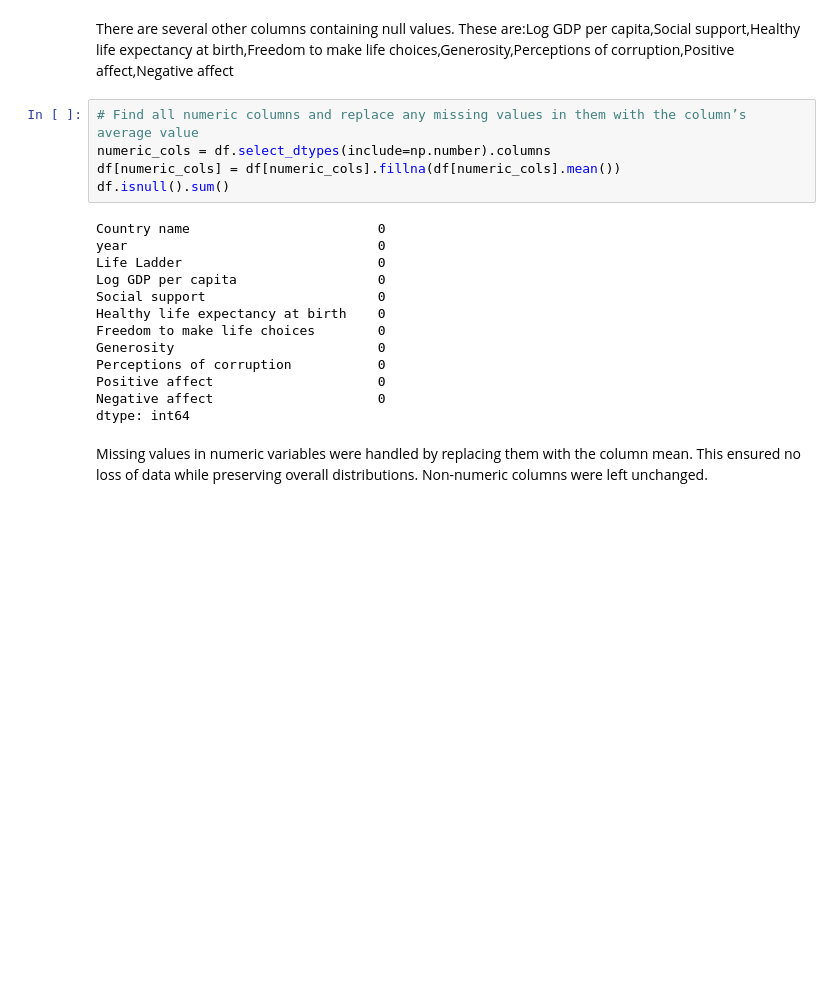
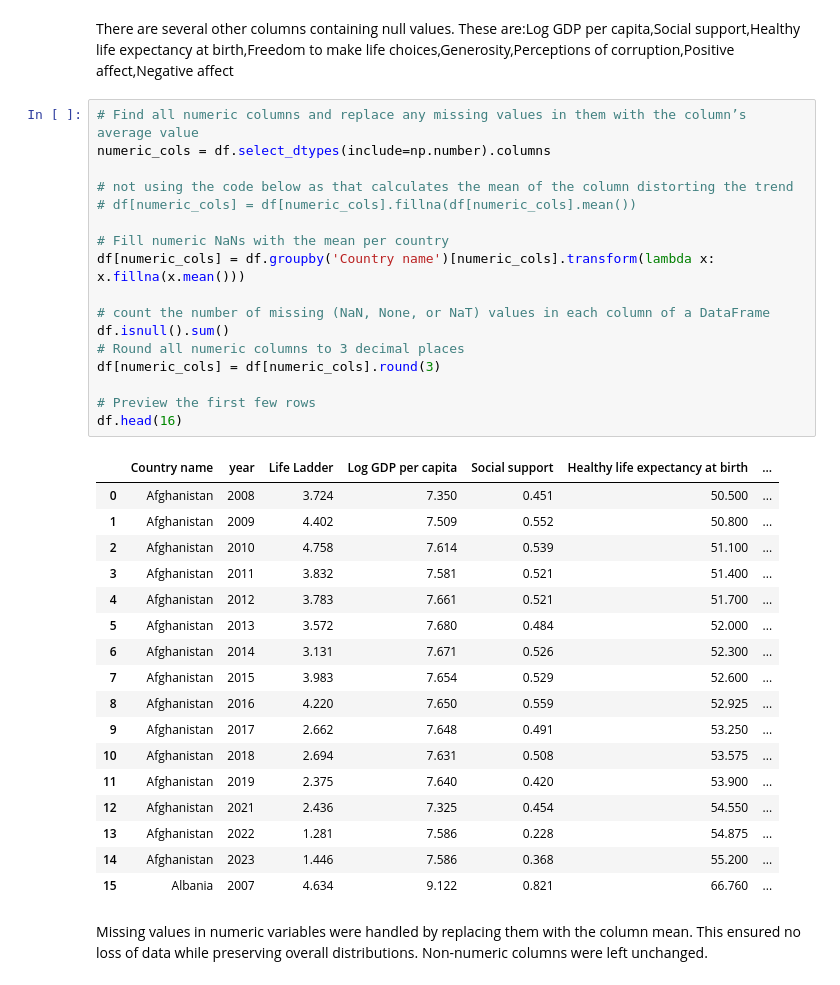
Before and after one commit to SeshasreeB/data-analysis-projects, a Jupyter notebook: checkpoint-3.ipynb, the cells around one changed output. Saved outputs shown, nothing was run; the diff lists cells and outputs as text; blank space fills up the shorter version.

```diff
--- a/checkpoint-3.ipynb
+++ b/checkpoint-3.ipynb
@@ -77,21 +77,38 @@ dtype: int64
 # %%
 # Find all numeric columns and replace any missing values in them with the column’s average value
 numeric_cols = df.select_dtypes(include=np.number).columns
-df[numeric_cols] = df[numeric_cols].fillna(df[numeric_cols].mean())
+
+# not using the code below as that calculates the mean of the column distorting the trend
+# df[numeric_cols] = df[numeric_cols].fillna(df[numeric_cols].mean())
+
+# Fill numeric NaNs with the mean per country
+df[numeric_cols] = df.groupby('Country name')[numeric_cols].transform(lambda x: x.fillna(x.mean()))
+
+# count the number of missing (NaN, None, or NaT) values in each column of a DataFrame
 df.isnull().sum()
+# Round all numeric columns to 3 decimal places
+df[numeric_cols] = df[numeric_cols].round(3)
+
+# Preview the first few rows
+df.head(16)
 # %% [output]
-Country name                        0
-year                                0
-Life Ladder                         0
-Log GDP per capita                  0
-Social support                      0
-Healthy life expectancy at birth    0
-Freedom to make life choices        0
-Generosity                          0
-Perceptions of corruption           0
-Positive affect                     0
-Negative affect                     0
-dtype: int64
+|  | Country name | year | Life Ladder | Log GDP per capita | Social support | Healthy life expectancy at birth | ... |
+| 0 | Afghanistan | 2008 | 3.724 | 7.350 | 0.451 | 50.500 | ... |
+| 1 | Afghanistan | 2009 | 4.402 | 7.509 | 0.552 | 50.800 | ... |
+| 2 | Afghanistan | 2010 | 4.758 | 7.614 | 0.539 | 51.100 | ... |
+| 3 | Afghanistan | 2011 | 3.832 | 7.581 | 0.521 | 51.400 | ... |
+| 4 | Afghanistan | 2012 | 3.783 | 7.661 | 0.521 | 51.700 | ... |
+| 5 | Afghanistan | 2013 | 3.572 | 7.680 | 0.484 | 52.000 | ... |
+| 6 | Afghanistan | 2014 | 3.131 | 7.671 | 0.526 | 52.300 | ... |
+| 7 | Afghanistan | 2015 | 3.983 | 7.654 | 0.529 | 52.600 | ... |
+| 8 | Afghanistan | 2016 | 4.220 | 7.650 | 0.559 | 52.925 | ... |
+| 9 | Afghanistan | 2017 | 2.662 | 7.648 | 0.491 | 53.250 | ... |
+| 10 | Afghanistan | 2018 | 2.694 | 7.631 | 0.508 | 53.575 | ... |
+| 11 | Afghanistan | 2019 | 2.375 | 7.640 | 0.420 | 53.900 | ... |
+| 12 | Afghanistan | 2021 | 2.436 | 7.325 | 0.454 | 54.550 | ... |
+| 13 | Afghanistan | 2022 | 1.281 | 7.586 | 0.228 | 54.875 | ... |
+| 14 | Afghanistan | 2023 | 1.446 | 7.586 | 0.368 | 55.200 | ... |
+| 15 | Albania | 2007 | 4.634 | 9.122 | 0.821 | 66.760 | ... |
 # %% [markdown]
 Missing values in numeric variables were handled by replacing them with the column mean. This ensured no loss of data while preserving overall distributions. Non-numeric columns were left unchanged.
 # %%
```
Also changed, not shown: parts of 1 cell of this notebook.
